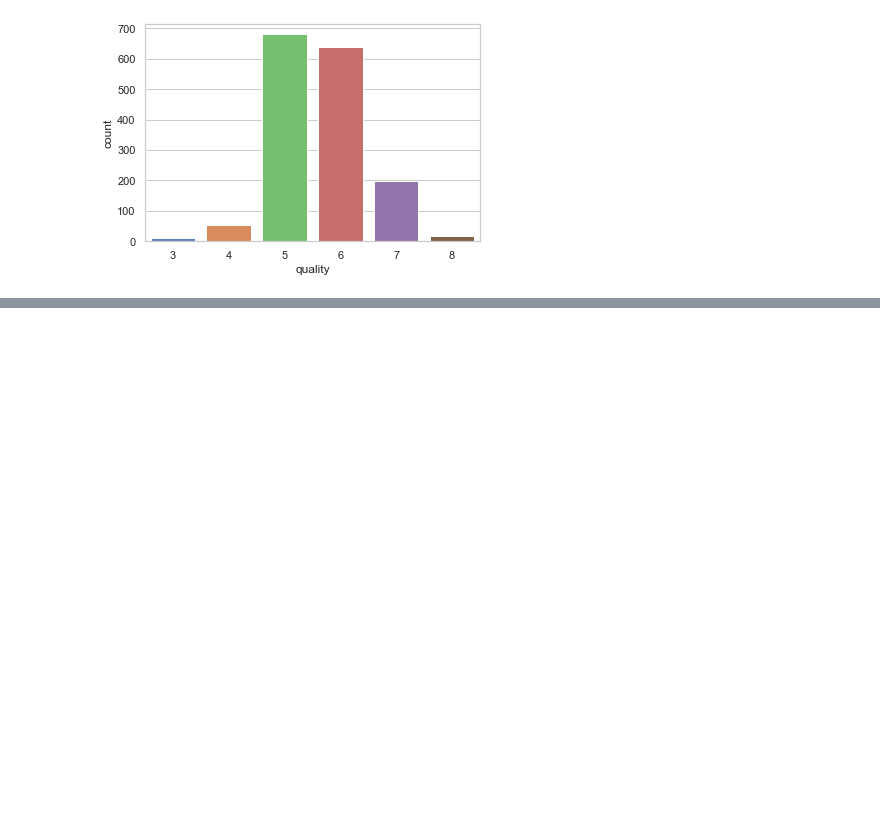
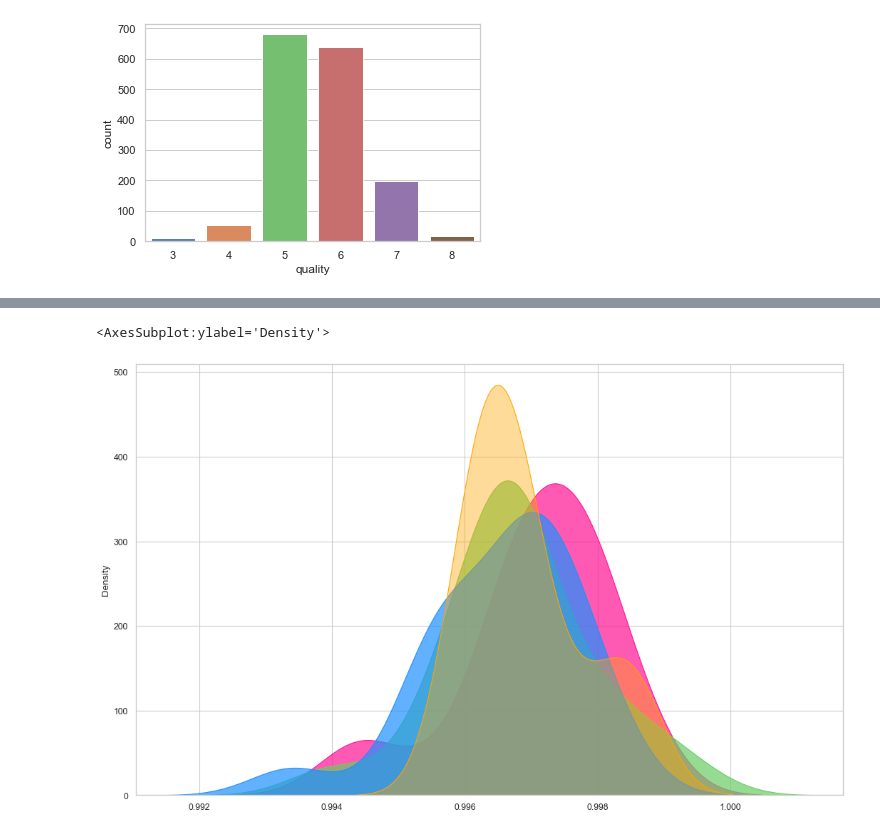
Before and after one commit to singhaniket1370/dataviz-master, a Jupyter notebook: DV assessment 1.ipynb, the cells around one changed output, grey strips where cells are left out. Saved outputs shown, nothing was run; the diff lists cells and outputs as text; code cells hidden in the pictures; blank space fills up the shorter version.

```diff
--- a/DV assessment 1.ipynb
+++ b/DV assessment 1.ipynb
@@ -204,0 +256,18 @@ plt.show()
+# %%
+plt.figure(figsize=(16,10), dpi= 80)
+# sns.kdeplot(data.loc[data['quality'] == 4, "alcohol"], shade=True, color="g", label="Cyl=4", alpha=.7)
+# sns.kdeplot(data.loc[data['quality'] == 5, "alcohol"], shade=True, color="deeppink", label="Cyl=5", alpha=.7)
+# sns.kdeplot(data.loc[data['quality'] == 6, "alcohol"], shade=True, color="dodgerblue", label="Cyl=6", alpha=.7)
+# sns.kdeplot(data.loc[data['quality'] == 8, "alcohol"], shade=True, color="orange", label="Cyl=8", alpha=.7)
+sns.kdeplot(intDensity[0:20], shade = True, color="deeppink", label="desity", alpha=0.7)
+sns.kdeplot(intDensity[20:40], shade = True, color="g", label="desity", alpha=0.7)
+sns.kdeplot(intDensity[40:60], shade = True, color="dodgerblue", label="desity", alpha=0.7)
+sns.kdeplot(intDensity[60:80], shade = True, color="orange", label="desity", alpha=0.4)
+
+# # Decoration
+# plt.title('Density Plot of City Mileage by n_Cylinders', fontsize=22)
+# plt.legend()
+# plt.show()
+# %% [output]
+<AxesSubplot:ylabel='Density'>
+[figure, added]
```
Also changed, not shown: parts of 16 cells of this notebook, 1 other file.
